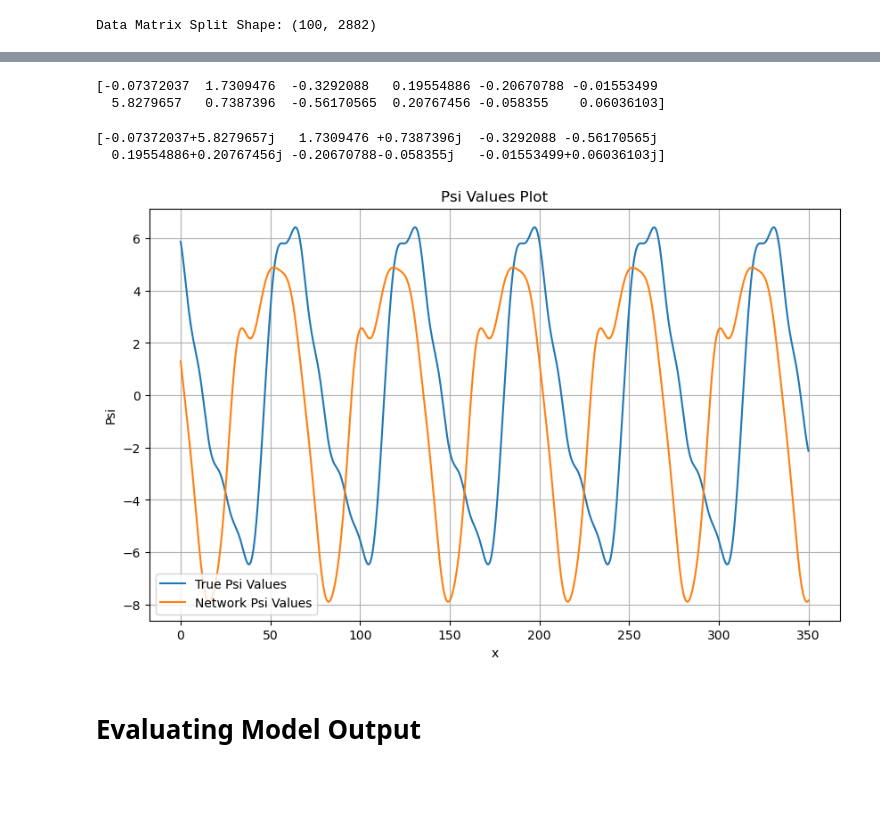
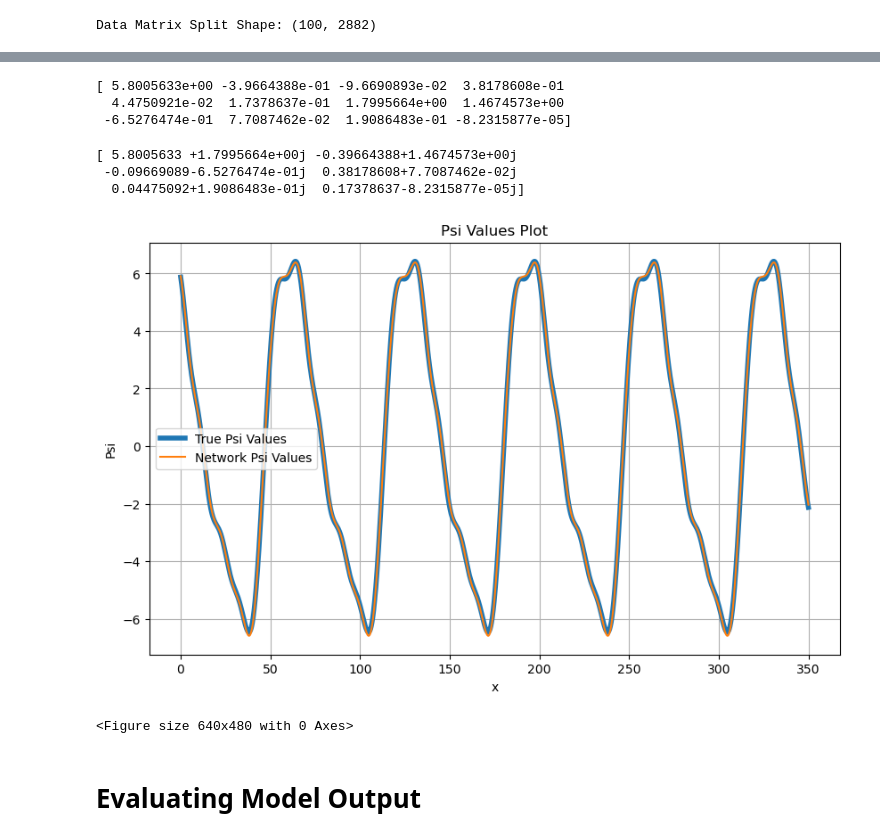
Before and after one commit to outlawhayden/iono-net, a Jupyter notebook: model/examine_psi_vals.ipynb, the cells around one changed output, grey strips where cells are left out. Drawn from its saved outputs; the diff is of its cells as text; code cells hidden in the pictures; blank space fills up the shorter version.

Commit message:
visualizing model output

```diff
--- a/model/examine_psi_vals.ipynb
+++ b/model/examine_psi_vals.ipynb
@@ -107,11 +107,11 @@ sample_signal = data_matrix_split[0,:]
 # %% [output]
 Data Matrix Split Shape: (100, 2882)
 # %%
-with open('/home/houtlaw/iono-net/model/model_params_20241104_220235.pkl', 'rb') as f:
+with open('/home/houtlaw/iono-net/model/model_weights_20241122_203627.pkl', 'rb') as f:
     params = pickle.load(f)
 
 # Define the model with the same architecture as used in training
-architecture = [1024,512,256,238,64,32]
+architecture = [1093,328,963,188,514]
 activation_fn = jax.numpy.tanh  # Load from config if required
 model = ConfigurableModel(architecture=architecture, activation_fn=activation_fn)
 
@@ -134,30 +130,34 @@ sample_output = run_inference(model, params, sample_signal)
 # %%
 print(sample_output)
 # %% [output]
-[-0.07372037  1.7309476  -0.3292088   0.19554886 -0.20670788 -0.01553499
-  5.8279657   0.7387396  -0.56170565  0.20767456 -0.058355    0.06036103]
+[ 5.8005633e+00 -3.9664388e-01 -9.6690893e-02  3.8178608e-01
+  4.4750921e-02  1.7378637e-01  1.7995664e+00  1.4674573e+00
+ -6.5276474e-01  7.7087462e-02  1.9086483e-01 -8.2315877e-05]
 # %%
 sample_output_complex = sample_output[:len(sample_output)//2] + 1j*sample_output[len(sample_output)//2:]
 print(sample_output_complex)
 # %% [output]
-[-0.07372037+5.8279657j   1.7309476 +0.7387396j  -0.3292088 -0.56170565j
-  0.19554886+0.20767456j -0.20670788-0.058355j   -0.01553499+0.06036103j]
+[ 5.8005633 +1.7995664e+00j -0.39664388+1.4674573e+00j
+ -0.09669089-6.5276474e-01j  0.38178608+7.7087462e-02j
+  0.04475092+1.9086483e-01j  0.17378637-8.2315877e-05j]
 # %%
 # Build Psi values for plotting
 model_psiVals = buildPsiVals(kpsi_vals, sample_output_complex, x_range)
 
 # Plot Psi values
 plt.figure(figsize=(10, 6))
-plt.plot(x_range, psiVals, label= "True Psi Values")
+plt.plot(x_range, psiVals, label= "True Psi Values", lw=4)
 plt.plot(x_range, model_psiVals, label="Network Psi Values")
 plt.xlabel("x")
 plt.ylabel("Psi")
 plt.title("Psi Values Plot")
 plt.grid(True)
 plt.legend()
 plt.show()
+plt.savefig('psi_comparison.png', dpi=300)
 # %% [output]
-[figure, old version]
+[figure, new version]
+<Figure size 640x480 with 0 Axes>
 # %% [markdown]
 # Evaluating Model Output
 # %%
```
Also changed, not shown: parts of 2 cells of this notebook, 11 other files.
